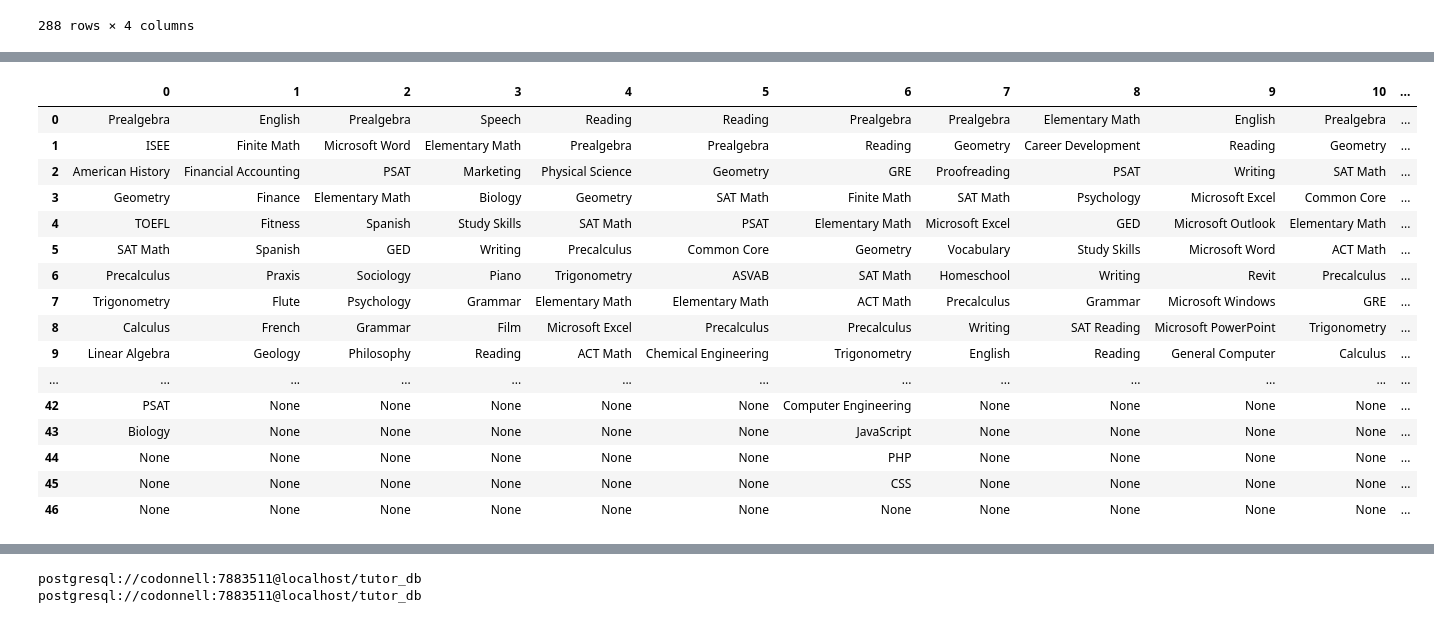
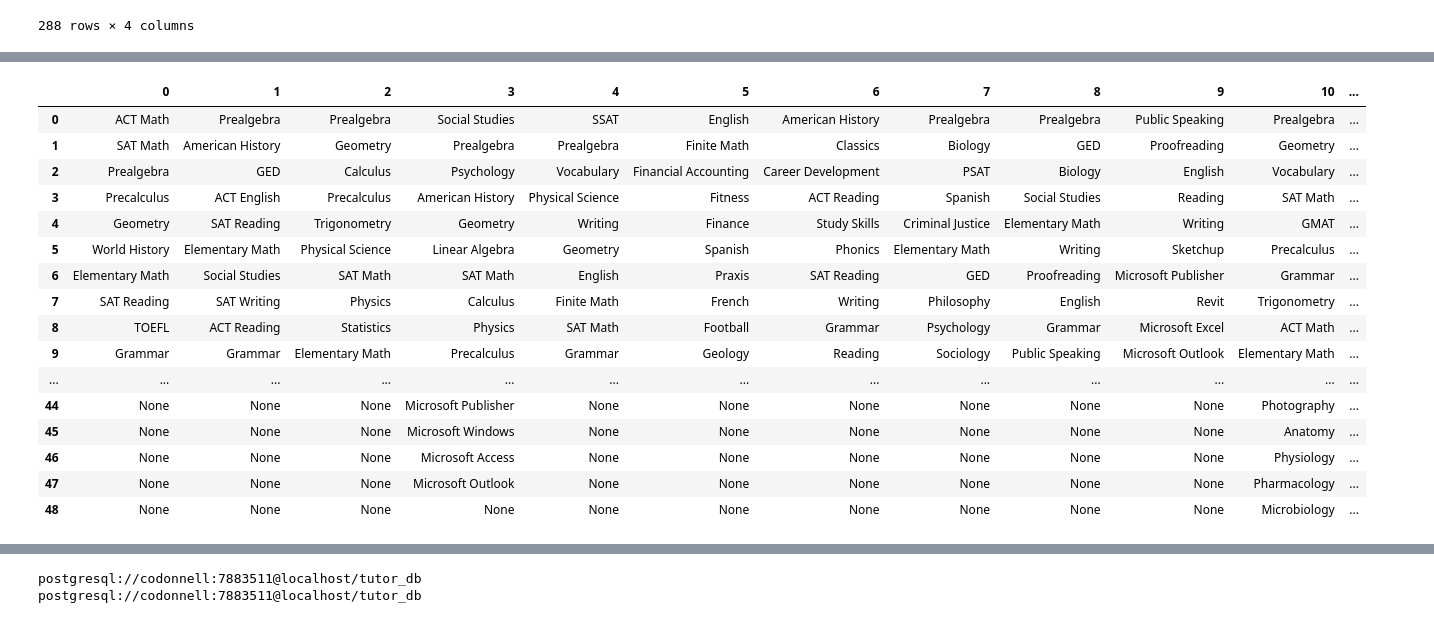
Before and after one commit to cfodonnell/Insight_Project_AsTutor, a Jupyter notebook: EDA/bio_subjects_clustering.ipynb, the cells around one changed output, grey strips where cells are left out. Saved outputs shown, nothing was run; the diff lists cells and outputs as text; code cells hidden in the pictures.

```diff
--- a/EDA/bio_subjects_clustering.ipynb
+++ b/EDA/bio_subjects_clustering.ipynb
@@ -401,3 +419,20 @@ def subj_rank(subj):
         return np.where(subj_pop['subjects_lower'].values == subj)[0][0]
     else:
         return 0
+# %%
+def real_subs(subj):
+    if subj in subj_pop['subjects_lower'].values:
+        idx = np.where(subj_pop['subjects_lower'].values == subj)[0][0]
+        if subj_pop['hours_tutoring'].iloc[idx] >200000:
+            return subj_pop['subjects'].iloc[idx]
+        else:
+            return ''
+    else:
+        return ''
+# %%
+real_sub_list = []
+
+for i in range(0,max(clusters)+1):
+
+    #cluster_subjects_df[str(i) +'_real'] = cluster_subjects_df[i].apply(real_subs)
+    real_sub_list.append(cluster_subjects_df[i].apply(real_subs).values)
@@ -404,7 +471,7 @@ def subj_rank(subj):
 # %%
 most_pop_subjs = []
 
-for i in range(0,max(clusters)):
+for i in range(0,max(clusters)+1):
 
     cluster_subjects_df[str(i) +'_rank'] = cluster_subjects_df[i].apply(subj_rank)
     subj_ranks = cluster_subjects_df[i].apply(subj_rank)
@@ -413,31 +480,31 @@ for i in range(0,max(clusters)):
 most_pop_subs_weighted = []
 ints = np.linspace(1,100,100)
 
-for i in range(0,max(clusters)):
+for i in range(0,max(clusters)+1):
 
     cluster_subjects_df[str(i) +'_rank'] = np.multiply(cluster_subjects_df[i].apply(subj_rank).values, ints)
     cluster_subjects_sorted = cluster_subjects_df.sort_values(by = str(i) +'_rank')
     ranked_subs = cluster_subjects_sorted[cluster_subjects_sorted[str(i) +'_rank'] !=0][i].values
 
-    most_pop_subjs.append([subj_pop[subj_pop['subjects_lower'] == sub]['subjects'].iloc[0] for sub in ranked_subs])
+    most_pop_subs_weighted.append([subj_pop[subj_pop['subjects_lower'] == sub]['subjects'].iloc[0] for sub in ranked_subs])
 # %%
-pop_subjs_df = pd.DataFrame(most_pop_subjs).T
+pop_subjs_df = pd.DataFrame(most_pop_subs_weighted).T
 pop_subjs_df
 # %% [output]
 |  | 0 | 1 | 2 | 3 | 4 | 5 | 6 | 7 | 8 | 9 | 10 | ... |
-| 0 | Prealgebra | English | Prealgebra | Speech | Reading | Reading | Prealgebra | Prealgebra | Elementary Math | English | Prealgebra | ... |
-| 1 | ISEE | Finite Math | Microsoft Word | Elementary Math | Prealgebra | Prealgebra | Reading | Geometry | Career Development | Reading | Geometry | ... |
-| 2 | American History | Financial Accounting | PSAT | Marketing | Physical Science | Geometry | GRE | Proofreading | PSAT | Writing | SAT Math | ... |
-| 3 | Geometry | Finance | Elementary Math | Biology | Geometry | SAT Math | Finite Math | SAT Math | Psychology | Microsoft Excel | Common Core | ... |
-| 4 | TOEFL | Fitness | Spanish | Study Skills | SAT Math | PSAT | Elementary Math | Microsoft Excel | GED | Microsoft Outlook | Elementary Math | ... |
-| 5 | SAT Math | Spanish | GED | Writing | Precalculus | Common Core | Geometry | Vocabulary | Study Skills | Microsoft Word | ACT Math | ... |
-| 6 | Precalculus | Praxis | Sociology | Piano | Trigonometry | ASVAB | SAT Math | Homeschool | Writing | Revit | Precalculus | ... |
-| 7 | Trigonometry | Flute | Psychology | Grammar | Elementary Math | Elementary Math | ACT Math | Precalculus | Grammar | Microsoft Windows | GRE | ... |
-| 8 | Calculus | French | Grammar | Film | Microsoft Excel | Precalculus | Precalculus | Writing | SAT Reading | Microsoft PowerPoint | Trigonometry | ... |
-| 9 | Linear Algebra | Geology | Philosophy | Reading | ACT Math | Chemical Engineering | Trigonometry | English | Reading | General Computer | Calculus | ... |
+| 0 | ACT Math | Prealgebra | Prealgebra | Social Studies | SSAT | English | American History | Prealgebra | Prealgebra | Public Speaking | Prealgebra | ... |
+| 1 | SAT Math | American History | Geometry | Prealgebra | Prealgebra | Finite Math | Classics | Biology | GED | Proofreading | Geometry | ... |
+| 2 | Prealgebra | GED | Calculus | Psychology | Vocabulary | Financial Accounting | Career Development | PSAT | Biology | English | Vocabulary | ... |
+| 3 | Precalculus | ACT English | Precalculus | American History | Physical Science | Fitness | ACT Reading | Spanish | Social Studies | Reading | SAT Math | ... |
+| 4 | Geometry | SAT Reading | Trigonometry | Geometry | Writing | Finance | Study Skills | Criminal Justice | Elementary Math | Writing | GMAT | ... |
+| 5 | World History | Elementary Math | Physical Science | Linear Algebra | Geometry | Spanish | Phonics | Elementary Math | Writing | Sketchup | Precalculus | ... |
+| 6 | Elementary Math | Social Studies | SAT Math | SAT Math | English | Praxis | SAT Reading | GED | Proofreading | Microsoft Publisher | Grammar | ... |
+| 7 | SAT Reading | SAT Writing | Physics | Calculus | Finite Math | French | Writing | Philosophy | English | Revit | Trigonometry | ... |
+| 8 | TOEFL | ACT Reading | Statistics | Physics | SAT Math | Football | Grammar | Psychology | Grammar | Microsoft Excel | ACT Math | ... |
+| 9 | Grammar | Grammar | Elementary Math | Precalculus | Grammar | Geology | Reading | Sociology | Public Speaking | Microsoft Outlook | Elementary Math | ... |
 | ... | ... | ... | ... | ... | ... | ... | ... | ... | ... | ... | ... | ... |
-| 42 | PSAT | None | None | None | None | None | Computer Engineering | None | None | None | None | ... |
-| 43 | Biology | None | None | None | None | None | JavaScript | None | None | None | None | ... |
-| 44 | None | None | None | None | None | None | PHP | None | None | None | None | ... |
-| 45 | None | None | None | None | None | None | CSS | None | None | None | None | ... |
-| 46 | None | None | None | None | None | None | None | None | None | None | None | ... |
+| 44 | None | None | None | Microsoft Publisher | None | None | None | None | None | None | Photography | ... |
+| 45 | None | None | None | Microsoft Windows | None | None | None | None | None | None | Anatomy | ... |
+| 46 | None | None | None | Microsoft Access | None | None | None | None | None | None | Physiology | ... |
+| 47 | None | None | None | Microsoft Outlook | None | None | None | None | None | None | Pharmacology | ... |
+| 48 | None | None | None | None | None | None | None | None | None | None | Microbiology | ... |
```
Also changed, not shown: parts of 14 cells of this notebook, 3 other files.
